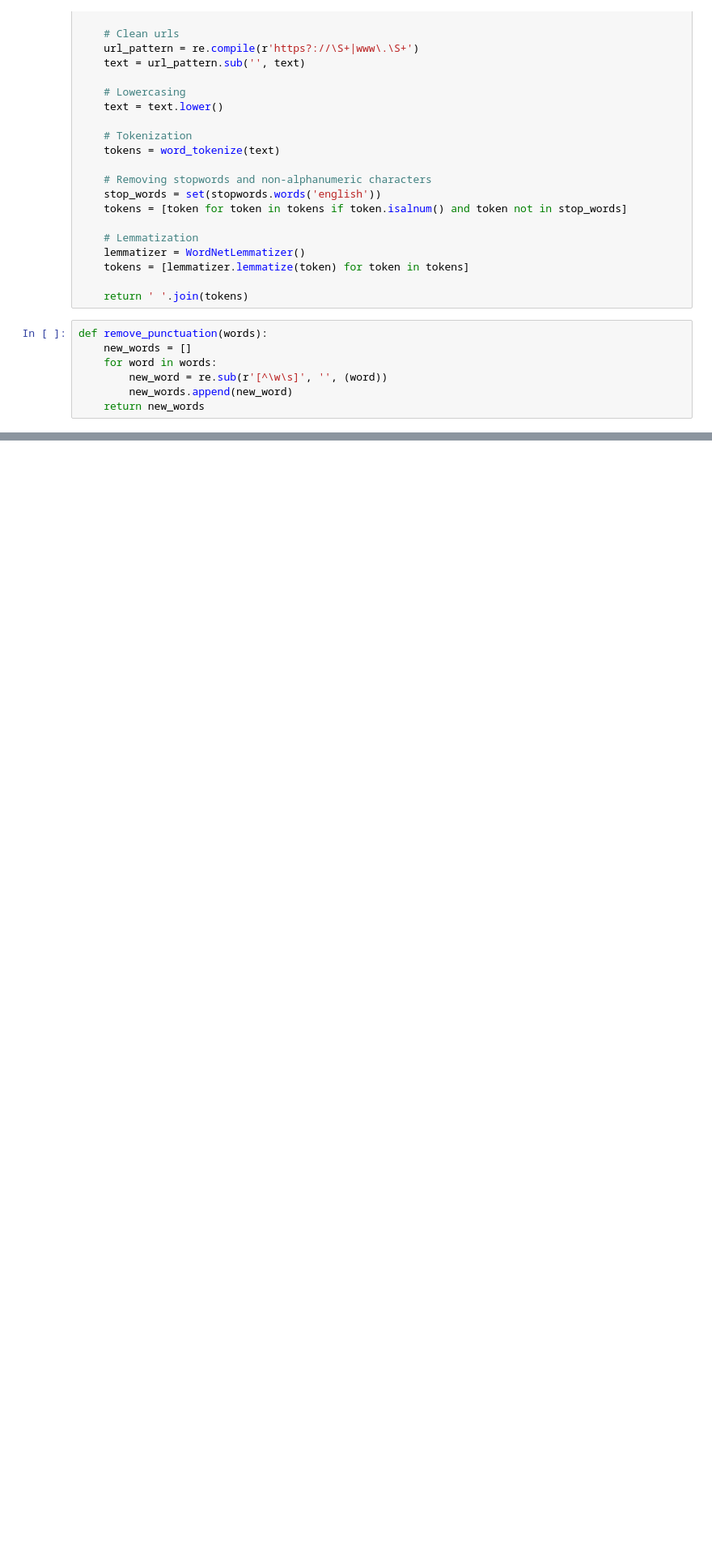
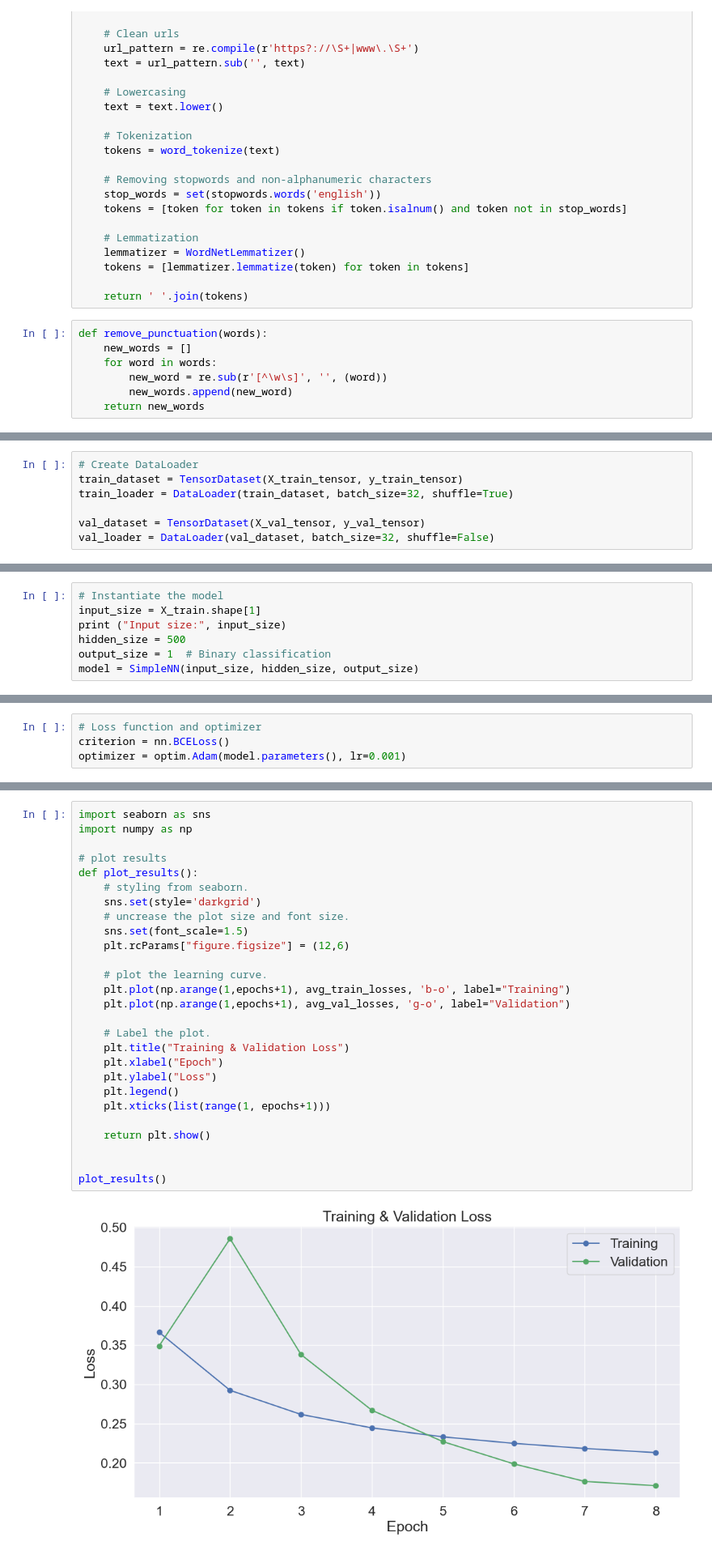
Before and after one commit to Luca-Frank/TUM-ProjectWeek24-HarMeme, a Jupyter notebook: neural_network.ipynb, the cells around one changed output, grey strips where cells are left out. Shown: that part at 81% size. Cells and saved outputs as stored; diff of their text form; blank space fills up the shorter version.

```diff
--- a/neural_network.ipynb
+++ b/neural_network.ipynb
@@ -100,0 +128,7 @@ train_df, val_df = train_test_split(train_df, test_size=0.2, random_state=42)
+# %%
+# Create DataLoader
+train_dataset = TensorDataset(X_train_tensor, y_train_tensor)
+train_loader = DataLoader(train_dataset, batch_size=32, shuffle=True)
+
+val_dataset = TensorDataset(X_val_tensor, y_val_tensor)
+val_loader = DataLoader(val_dataset, batch_size=32, shuffle=False)
@@ -100,0 +182,7 @@ train_df, val_df = train_test_split(train_df, test_size=0.2, random_state=42)
+# %%
+# Instantiate the model
+input_size = X_train.shape[1]
+print ("Input size:", input_size)
+hidden_size = 500
+output_size = 1  # Binary classification
+model = SimpleNN(input_size, hidden_size, output_size)
@@ -100,0 +191,4 @@ train_df, val_df = train_test_split(train_df, test_size=0.2, random_state=42)
+# %%
+# Loss function and optimizer
+criterion = nn.BCELoss()
+optimizer = optim.Adam(model.parameters(), lr=0.001)
@@ -100,0 +255,29 @@ train_df, val_df = train_test_split(train_df, test_size=0.2, random_state=42)
+# %%
+import seaborn as sns
+import numpy as np
+
+# plot results
+def plot_results():
+    # styling from seaborn.
+    sns.set(style='darkgrid')
+    # uncrease the plot size and font size.
+    sns.set(font_scale=1.5)
+    plt.rcParams["figure.figsize"] = (12,6)
+
+    # plot the learning curve.
+    plt.plot(np.arange(1,epochs+1), avg_train_losses, 'b-o', label="Training")
+    plt.plot(np.arange(1,epochs+1), avg_val_losses, 'g-o', label="Validation")
+
+    # Label the plot.
+    plt.title("Training & Validation Loss")
+    plt.xlabel("Epoch")
+    plt.ylabel("Loss")
+    plt.legend()
+    plt.xticks(list(range(1, epochs+1)))
+
+    return plt.show()
+
+
+plot_results()
+# %% [output]
+[figure, added]
```
Also changed, not shown: parts of 11 cells of this notebook.
